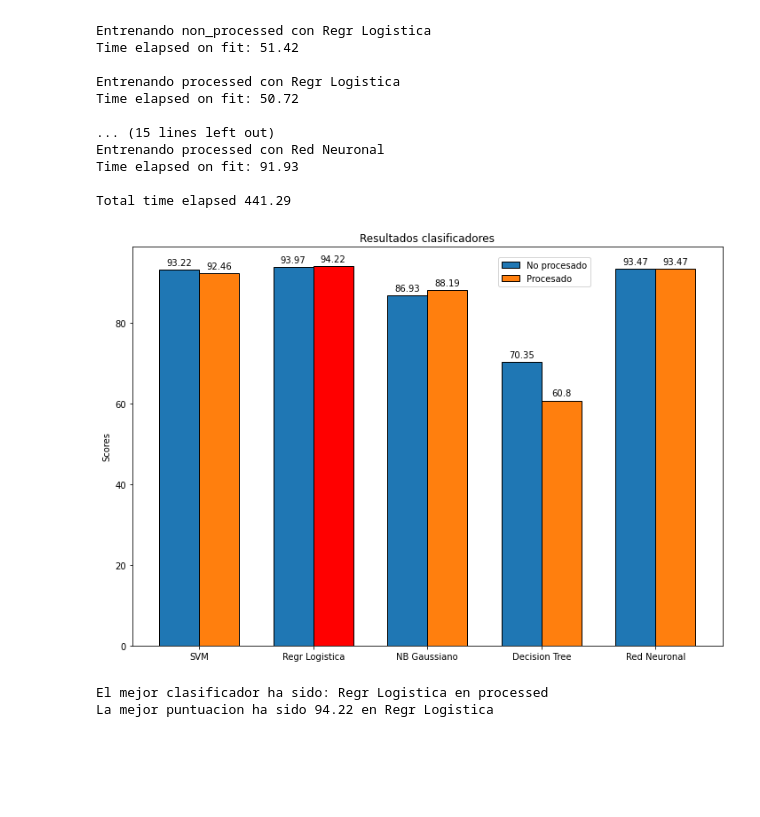
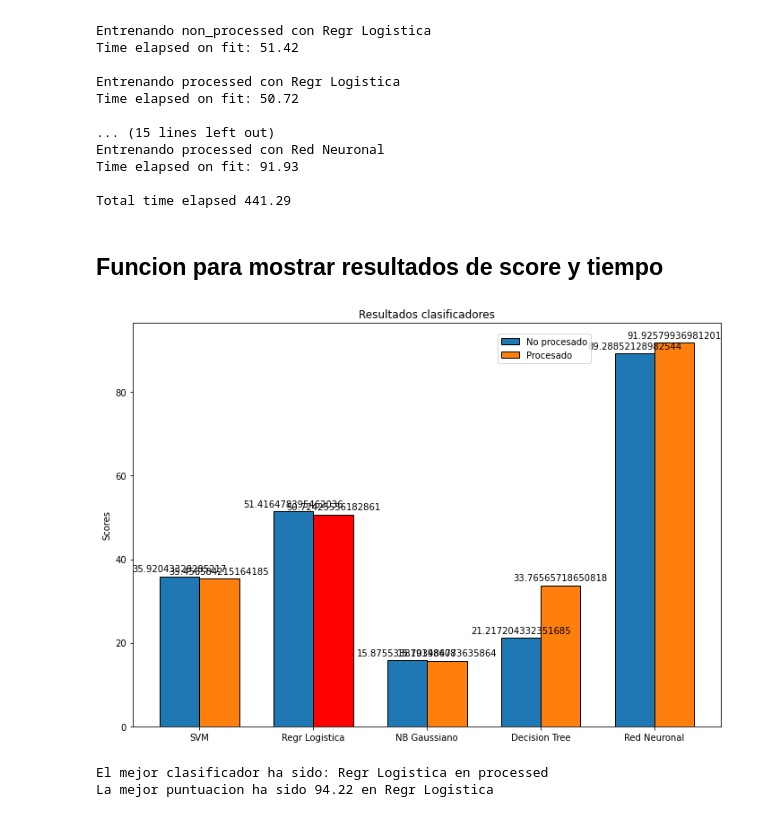
Before and after one commit to arribass/ClasificacionDeteccionSigns, a Jupyter notebook: Clasificacion_y_deteccion.ipynb, the cells around one changed output. Saved outputs shown, nothing was run; the diff lists cells and outputs as text; code cells hidden in the pictures; blank space fills up the shorter version.

Commit message:
añadida funcion graficas

```diff
--- a/Clasificacion_y_deteccion.ipynb
+++ b/Clasificacion_y_deteccion.ipynb
@@ -272,7 +272,7 @@ for i,(clf_aux,clf_name) in enumerate(zip(classifiers,clf_names)):
         clf = GridSearchCV(clf,parameters_dict[clf_name],cv = 2,n_jobs=-1)
         clf.fit(Xtrain,ytrain)
         t1 = time.time()
-        time_list.append(t1-t0)
+        time_list.append(round(t1-t0),2)
 
         #Calculamos la precision, la guardamos y vemos si hemos mejorado
         score = round(clf.score(Xtest,ytest)*100,2)
@@ -303,3 +303,5 @@ Entrenando processed con Red Neuronal
 Time elapsed on fit: 91.93
 
 Total time elapsed 441.29
+# %% [markdown]
+## Funcion para mostrar resultados de score y tiempo
@@ -318,40 +370,40 @@ x = np.arange(len(clf_names))  # the label locations
 width = 0.35  # the width of the bars
 
 fig, ax = plt.subplots(figsize = (10,7))
-rects1 = ax.bar(x - width/2, score_list[::2], width, label='no procesado',edgecolor='k')
-rects2 = ax.bar(x + width/2, score_list[1::2], width, label='procesado',edgecolor='k')
+rects1 = ax.bar(x - width/2, time_list[::2], width, label='no procesado',edgecolor='k')
+rects2 = ax.bar(x + width/2, time_list[1::2], width, label='procesado',edgecolor='k')
 
 # Add some text for labels, title and custom x-axis tick labels, etc.
 ax.set_ylabel('Scores')
 ax.set_title('Resultados clasificadores')
 ax.set_xticks(x)
 ax.set_xticklabels(clf_names)
 
 autolabel(rects1)
 autolabel(rects2)
 # print(score_list)
 # print(nBest_clf)
 i_clf = int(nBest_clf/2)
 if nBest_clf % 2 == 0:
     rects1[i_clf].set_color('r')
     rects1[i_clf].set_edgecolor('k')
 else:
     if score_list[i_clf] == score_list[i_clf-1]:
         rects1[i_clf].set_color('r')
         rects2[i_clf].set_color('r')
         rects1[i_clf].set_edgecolor('k')
         rects2[i_clf].set_edgecolor('k')
     else:
         rects2[i_clf].set_color('r')
         rects2[i_clf].set_edgecolor('k')
 fig.tight_layout()
-ax.legend(['No procesado','Procesado','Mejor'],loc=(0.62,0.9))
+ax.legend(['No procesado','Procesado'],loc=(0.62,0.9))
 
 plt.show()
 
 print('El mejor clasificador ha sido: {} en {}'.format(clf_names[i_clf],Best_dataset))
 print('La mejor puntuacion ha sido {} en {}'.format(Best_score,clf_names[i_clf]))
 # %% [output]
-[figure, old version]
+[figure, new version]
 El mejor clasificador ha sido: Regr Logistica en processed
 La mejor puntuacion ha sido 94.22 en Regr Logistica
```
Also changed, not shown: parts of 8 cells of this notebook.
